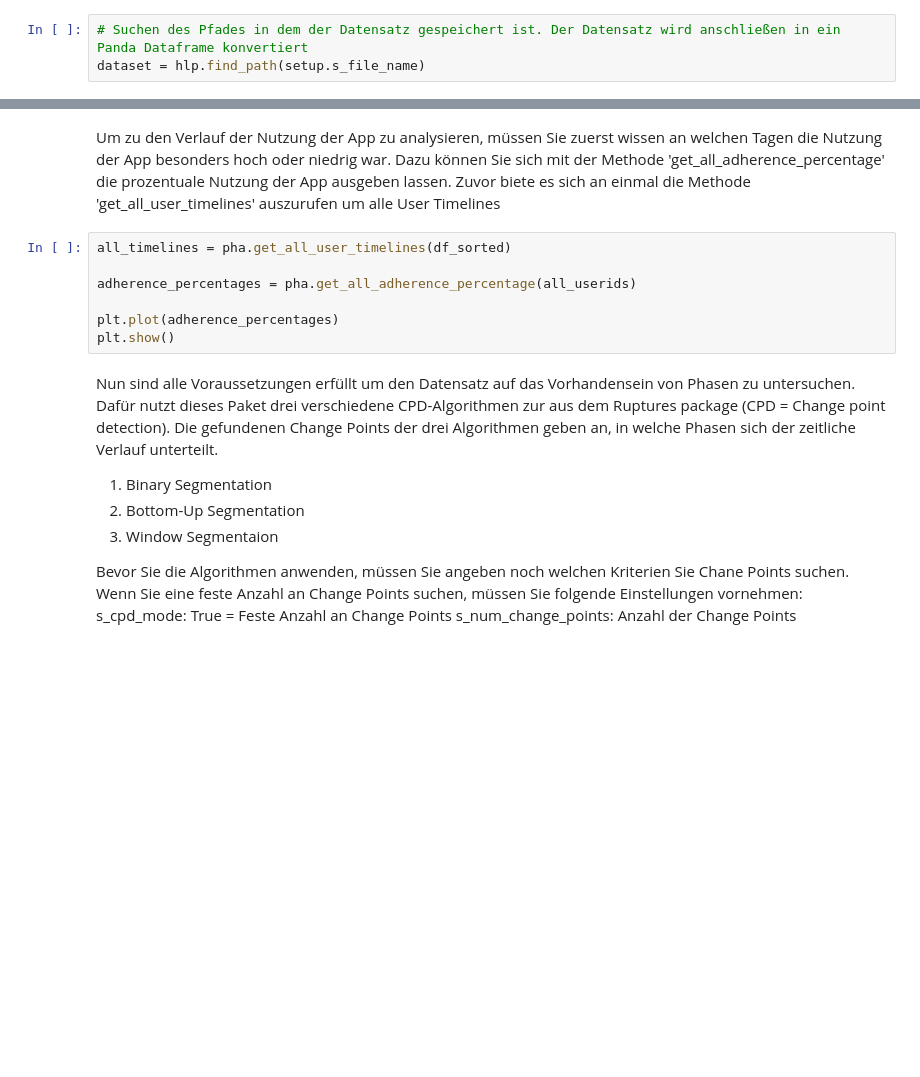
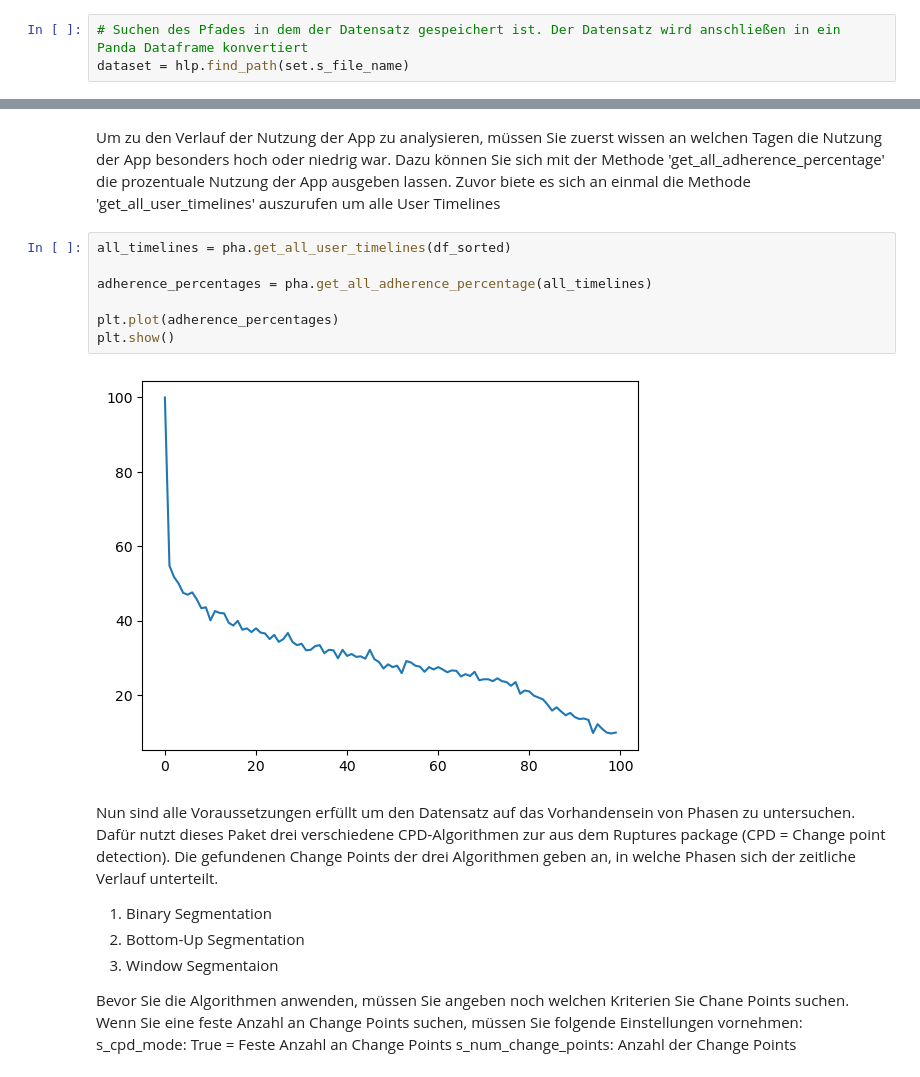
Before and after one commit to Maumau2103/Adherence_in_a_RCT_mHealth_dataset, a Jupyter notebook: notebook/Softwareprojekt - Jupyter Notebook.ipynb, the cells around one changed output, grey strips where cells are left out. Drawn from its saved outputs; the diff is of its cells as text; blank space fills up the shorter version.

```diff
--- a/notebook/Softwareprojekt - Jupyter Notebook.ipynb
+++ b/notebook/Softwareprojekt - Jupyter Notebook.ipynb
@@ -44,7 +35,7 @@ C:\Users\mauri\PycharmProjects\Softwareprojekt\code
 Zuerst lesen wir den Datensatz als pandas DataFrame ein. Der Datensatz muss in einem CSV-Format vorliegen. Der Name der Datei muss dafür vorher in der Datei setup.py angegeben werden (Direkt nach s_file_name = ).
 # %%
 # Suchen des Pfades in dem der Datensatz gespeichert ist. Der Datensatz wird anschließen in ein Panda Dataframe konvertiert
-dataset = hlp.find_path(setup.s_file_name)
+dataset = hlp.find_path(set.s_file_name)
 # %% [markdown]
 ### Group and sort data
 Um mit dem Datensatz besser arbeiten zu können müssen wir diesen zunächst etwas sortieren. Dafür gruppieren wir alle user_ids, sodass die Daten eines Nutzers alle hintereinander stehen und nicht quer verteilt sind und sortieren die Daten nach dem Datum von collected_at, sodass sie auch zeitlich richtig sortiert sind. Das Ergebnis wird in der Datei dataset_sorted.csv gespeichert.
@@ -74,10 +65,12 @@ Um zu den Verlauf der Nutzung der App zu analysieren, müssen Sie zuerst wissen
 # %%
 all_timelines = pha.get_all_user_timelines(df_sorted)
 
-adherence_percentages = pha.get_all_adherence_percentage(all_userids)
+adherence_percentages = pha.get_all_adherence_percentage(all_timelines)
 
 plt.plot(adherence_percentages)
 plt.show()
+# %% [output]
+[figure, added]
 # %% [markdown]
 Nun sind alle Voraussetzungen erfüllt um den Datensatz auf das Vorhandensein von Phasen zu untersuchen. Dafür nutzt dieses Paket drei verschiedene CPD-Algorithmen zur aus dem Ruptures package (CPD = Change point detection). Die gefundenen Change Points der drei Algorithmen geben an, in welche Phasen sich der zeitliche Verlauf unterteilt.
 1. Binary Segmentation
```
Also changed, not shown: parts of 8 cells of this notebook.
